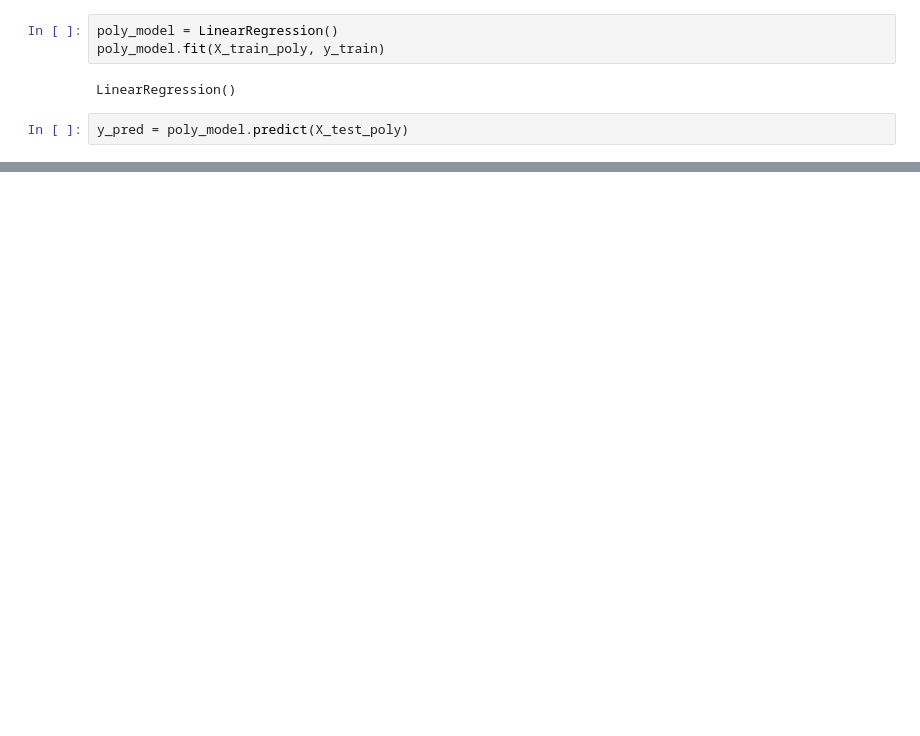
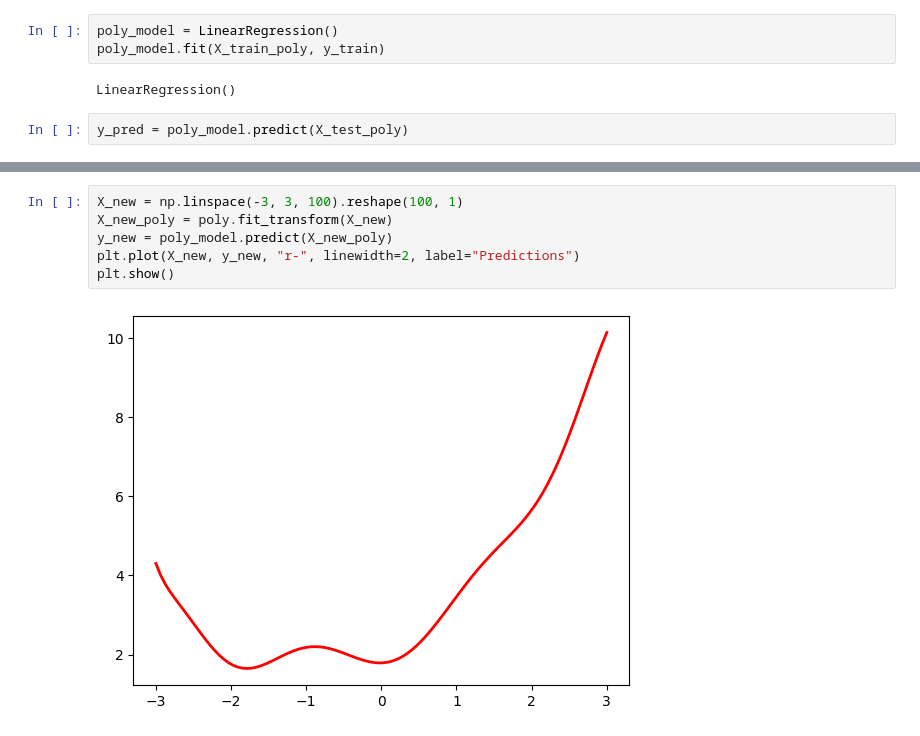
Before and after one commit to vinit-solanki/Machine-Learning-, a Jupyter notebook: myenv/Data Analytics/plr_01.ipynb, the cells around one changed output, grey strips where cells are left out. Cells and saved outputs as stored; diff of their text form; blank space fills up the shorter version.

```diff
--- a/myenv/Data Analytics/plr_01.ipynb
+++ b/myenv/Data Analytics/plr_01.ipynb
@@ -51,0 +59,8 @@ plt.plot(X, y, "b.")
+# %%
+X_new = np.linspace(-3, 3, 100).reshape(100, 1)
+X_new_poly = poly.fit_transform(X_new)
+y_new = poly_model.predict(X_new_poly)
+plt.plot(X_new, y_new, "r-", linewidth=2, label="Predictions")
+plt.show()
+# %% [output]
+[figure, added]
```
Also changed, not shown: parts of 8 cells of this notebook, 1 other file.
